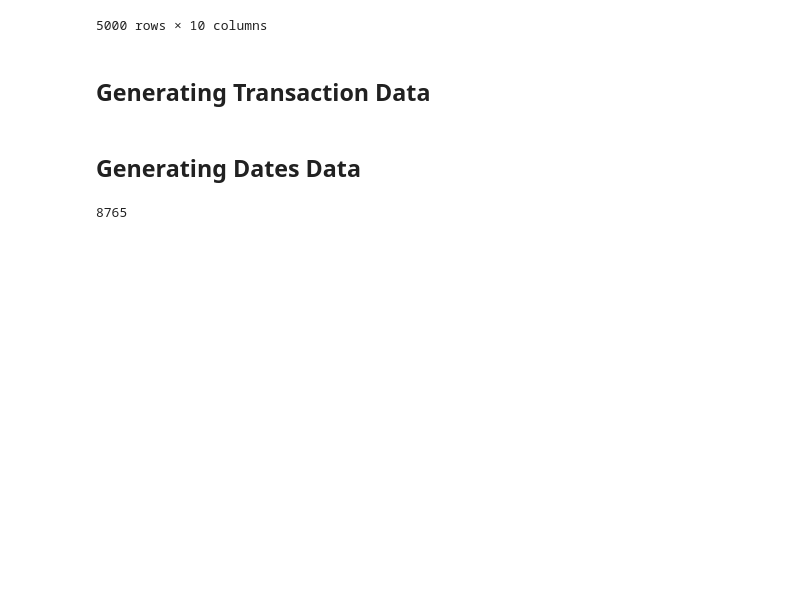
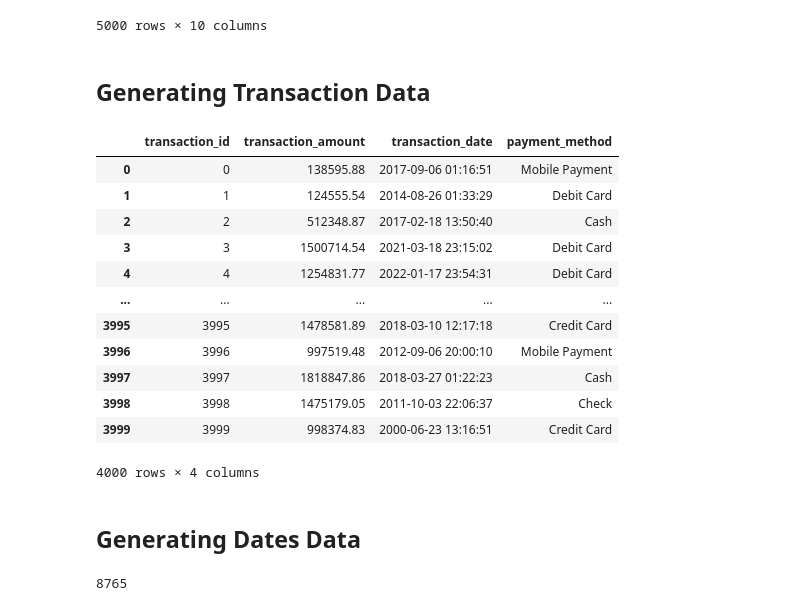
Before and after one commit to natelazoyan/DS223-Marketing-Analytics-Group-Project-Group2, a Jupyter notebook: synthetic_data_generator.ipynb, the cells around one changed output. Cells and saved outputs as stored; diff of their text form; code cells hidden in the pictures; blank space fills up the shorter version.

```diff
--- a/synthetic_data_generator.ipynb
+++ b/synthetic_data_generator.ipynb
@@ -81,8 +93,24 @@ pd.DataFrame(property_data)
 ## Generating Transaction Data
 # %%
 transaction_data = [generate_transaction(transaction_id) for transaction_id in range(NUMBER_OF_TRANSACTIONS)]
+# Save transaction data to CSV file in the 'data_csv' folder
+output_file_path = os.path.join(output_directory, 'transactions.csv')
 pd.DataFrame(transaction_data)
-#.to_csv('M2/DB/data_csv/transactions.csv', index=False)
+#.to_csv(output_file_path, index=False)
+# %% [output]
+|  | transaction_id | transaction_amount | transaction_date | payment_method |
+| 0 | 0 | 138595.88 | 2017-09-06 01:16:51 | Mobile Payment |
+| 1 | 1 | 124555.54 | 2014-08-26 01:33:29 | Debit Card |
+| 2 | 2 | 512348.87 | 2017-02-18 13:50:40 | Cash |
+| 3 | 3 | 1500714.54 | 2021-03-18 23:15:02 | Debit Card |
+| 4 | 4 | 1254831.77 | 2022-01-17 23:54:31 | Debit Card |
+| ... | ... | ... | ... | ... |
+| 3995 | 3995 | 1478581.89 | 2018-03-10 12:17:18 | Credit Card |
+| 3996 | 3996 | 997519.48 | 2012-09-06 20:00:10 | Mobile Payment |
+| 3997 | 3997 | 1818847.86 | 2018-03-27 01:22:23 | Cash |
+| 3998 | 3998 | 1475179.05 | 2011-10-03 22:06:37 | Check |
+| 3999 | 3999 | 998374.83 | 2000-06-23 13:16:51 | Credit Card |
+4000 rows × 4 columns
 # %% [markdown]
 ## Generating Dates Data
 # %%
```
Also changed, not shown: parts of 8 cells of this notebook, 3 other files.
